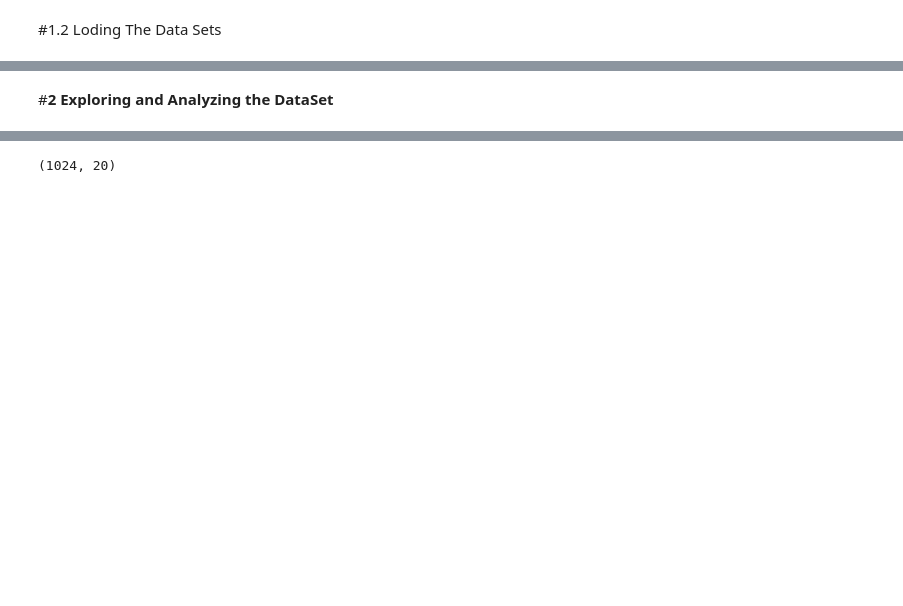
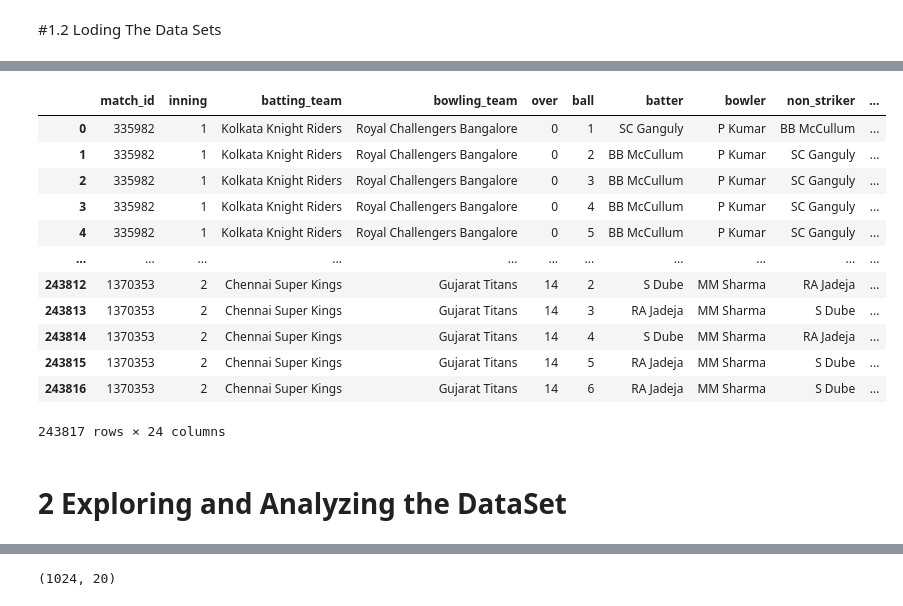
Before and after one commit to jalilrohi1/IplWinPredict, a Jupyter notebook: ML_IPL.ipynb, the cells around one changed output, grey strips where cells are left out. Saved outputs shown, nothing was run; the diff lists cells and outputs as text; code cells hidden in the pictures; blank space fills up the shorter version.

```diff
--- a/ML_IPL.ipynb
+++ b/ML_IPL.ipynb
@@ -74,12 +65,28 @@ ipl_matches = pd.read_csv(path_matchDataSet)
 ipl_delivery =pd.read_csv(path_deliveryDataSet)
 ipl_matches1 = pd.read_csv(path_matchDataSet1)
 ipl_delivery1 =pd.read_csv(path_deliveryDataSet1)
+# %%
+ipl_delivery
+# %% [output]
+|  | match_id | inning | batting_team | bowling_team | over | ball | batter | bowler | non_striker | ... |
+| 0 | 335982 | 1 | Kolkata Knight Riders | Royal Challengers Bangalore | 0 | 1 | SC Ganguly | P Kumar | BB McCullum | ... |
+| 1 | 335982 | 1 | Kolkata Knight Riders | Royal Challengers Bangalore | 0 | 2 | BB McCullum | P Kumar | SC Ganguly | ... |
+| 2 | 335982 | 1 | Kolkata Knight Riders | Royal Challengers Bangalore | 0 | 3 | BB McCullum | P Kumar | SC Ganguly | ... |
+| 3 | 335982 | 1 | Kolkata Knight Riders | Royal Challengers Bangalore | 0 | 4 | BB McCullum | P Kumar | SC Ganguly | ... |
+| 4 | 335982 | 1 | Kolkata Knight Riders | Royal Challengers Bangalore | 0 | 5 | BB McCullum | P Kumar | SC Ganguly | ... |
+| ... | ... | ... | ... | ... | ... | ... | ... | ... | ... | ... |
+| 243812 | 1370353 | 2 | Chennai Super Kings | Gujarat Titans | 14 | 2 | S Dube | MM Sharma | RA Jadeja | ... |
+| 243813 | 1370353 | 2 | Chennai Super Kings | Gujarat Titans | 14 | 3 | RA Jadeja | MM Sharma | S Dube | ... |
+| 243814 | 1370353 | 2 | Chennai Super Kings | Gujarat Titans | 14 | 4 | S Dube | MM Sharma | RA Jadeja | ... |
+| 243815 | 1370353 | 2 | Chennai Super Kings | Gujarat Titans | 14 | 5 | RA Jadeja | MM Sharma | S Dube | ... |
+| 243816 | 1370353 | 2 | Chennai Super Kings | Gujarat Titans | 14 | 6 | RA Jadeja | MM Sharma | S Dube | ... |
+243817 rows × 24 columns
 # %%
 #to Save Data Back in the Drive
 #ipl_matches.to_csv(path_matchDataSet, index=False)
 #ipl_delivery.to_csv(path_deliveryDataSet, index=False)
 # %% [markdown]
-#**2 Exploring and Analyzing the DataSet**
+# **2 Exploring and Analyzing the DataSet**
 # %%
 # Display the first few rows of each dataset to understand their structure
 ipl_matches.head()
```
Also changed, not shown: parts of 25 cells of this notebook, 5 other files.
